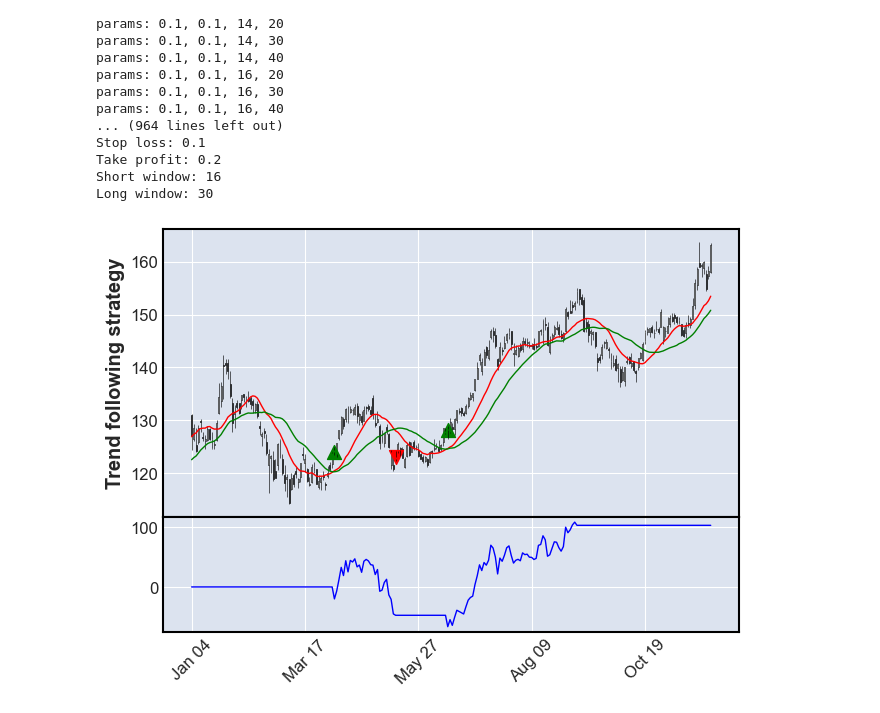
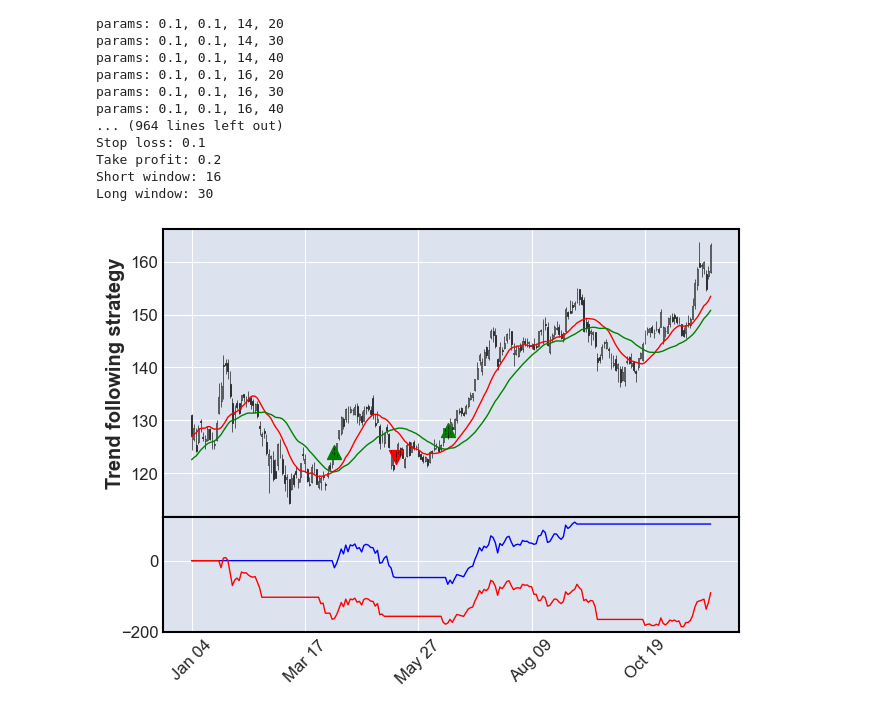
Before and after one commit to ArnasVaic/FI, a Jupyter notebook: lab3/main.ipynb, the cells around one changed output. Drawn from its saved outputs; the diff is of its cells as text; code cells hidden in the pictures.

Commit message:
unoptimized strategy comparison

```diff
--- a/lab3/main.ipynb
+++ b/lab3/main.ipynb
@@ -217,18 +217,30 @@ Long window: 30
 # %%
 # Initialize sell/buy markers
 df['buy_action'] = None
 df.loc[df['dsignal'] > 0, 'buy_action'] = df['Close']
 df['sell_action'] = None
 df.loc[df['dsignal'] < 0, 'sell_action'] = df['Close']
 
+# unoptimized example
+unoptimized_df = pd.read_csv('data.csv')
+unoptimized_df.index = pd.DatetimeIndex(unoptimized_df['Date'], tz='utc')
+
+random_short_window = np.random.randint(10, 21)
+random_long_window = np.random.randint(20, 51)
+random_stop_loss = np.random.rand()
+random_take_profit = np.random.rand()
+
+unoptimized_df = run_strategy(unoptimized_df, fee_rate, random_short_window, random_long_window, random_stop_loss, random_take_profit, initial_investment, start_date, end_date)
+
 apds = [
     mpf.make_addplot(df['buy_action'], type='scatter', panel=0, secondary_y=False, markersize=100, marker='^', color = 'green', width=1),
     mpf.make_addplot(df['sell_action'], type='scatter', panel=0, secondary_y=False, markersize=100, marker='v', color = 'red', width=1),
     mpf.make_addplot(df['sma-short'], panel=0, color='r', secondary_y=False, ylabel='long', width=1),
     mpf.make_addplot(df['sma-long'], panel=0, color='g', secondary_y=False, ylabel='short', width=1),
     mpf.make_addplot(df['profit'], panel=1, color='b', secondary_y=False, width=1),
+    mpf.make_addplot(unoptimized_df['profit'], panel=1, color='r', secondary_y=False, width=1),
 ]
 
 mpf.plot(df, type='candle', addplot=apds, volume=False, ylabel='Trend following strategy')
 # %% [output]
-[figure, old version]
+[figure, new version]
```
